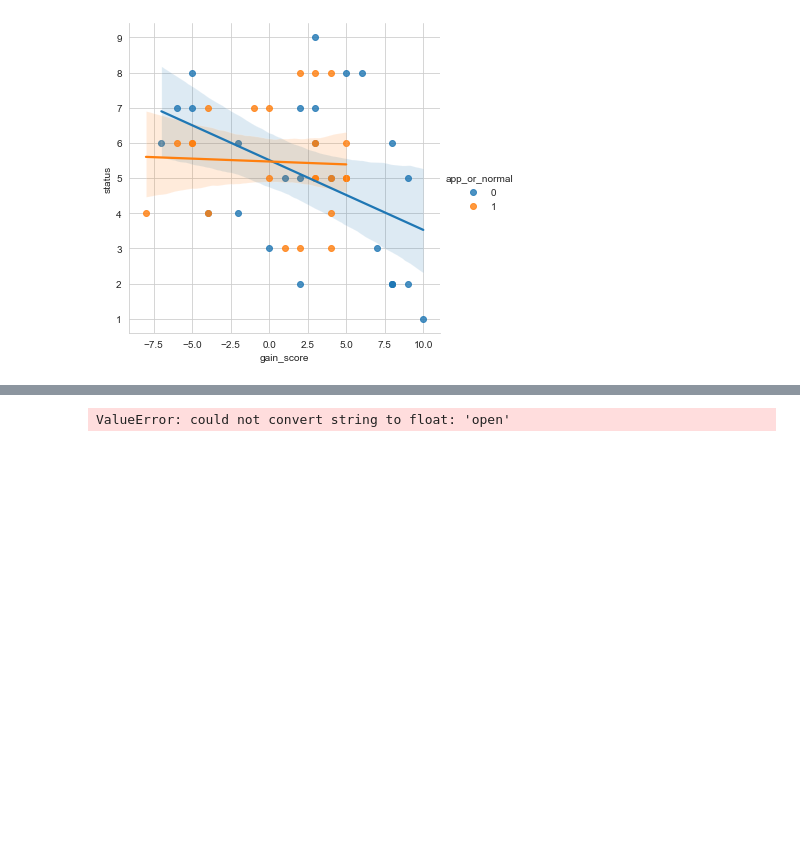
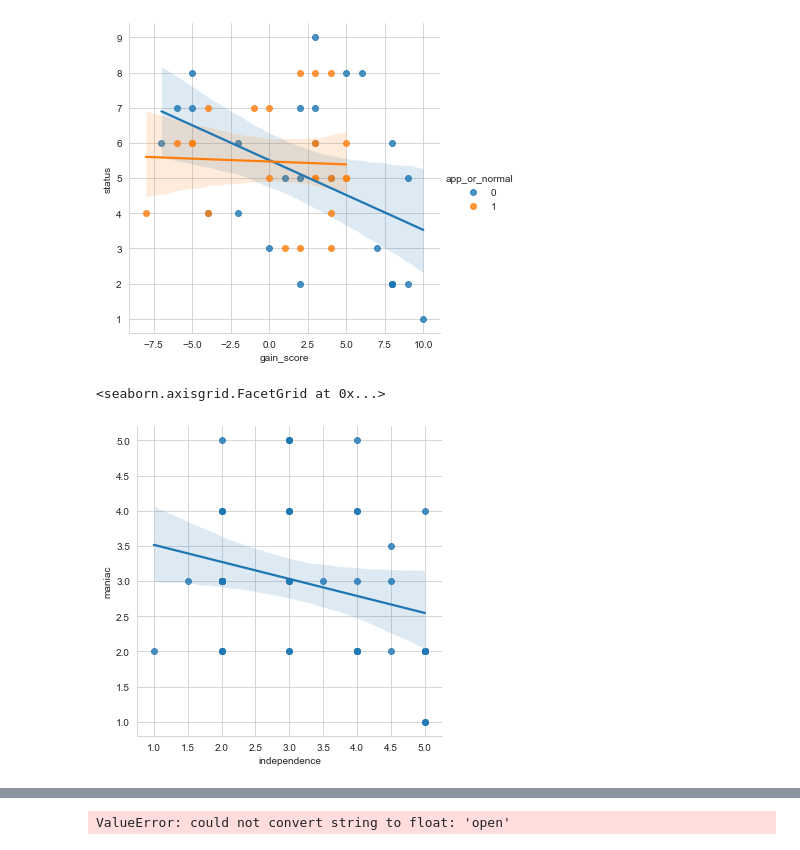
Before and after one commit to fujispooo/datascience, a Jupyter notebook: my_love_ex.ipynb, the cells around one changed output, grey strips where cells are left out. Saved outputs shown, nothing was run; the diff lists cells and outputs as text; code cells hidden in the pictures; blank space fills up the shorter version.

```diff
--- a/my_love_ex.ipynb
+++ b/my_love_ex.ipynb
@@ -110,6 +110,12 @@ sns.lmplot(data=girls_frame,
 # %% [output]
 <seaborn.axisgrid.FacetGrid at 0x...>
 [figure]
+# %%
+sns.lmplot(data=girls_frame,
+                   x='independence',y='maniac')
+# %% [output]
+<seaborn.axisgrid.FacetGrid at 0x...>
+[figure, added]
 # %%
 girls_frame.sort_values('gain_score',ascending=False).reset_index().drop(['id','index'],1)
 # %% [output]
```
Also changed, not shown: parts of 3 cells of this notebook, 1 other file.
